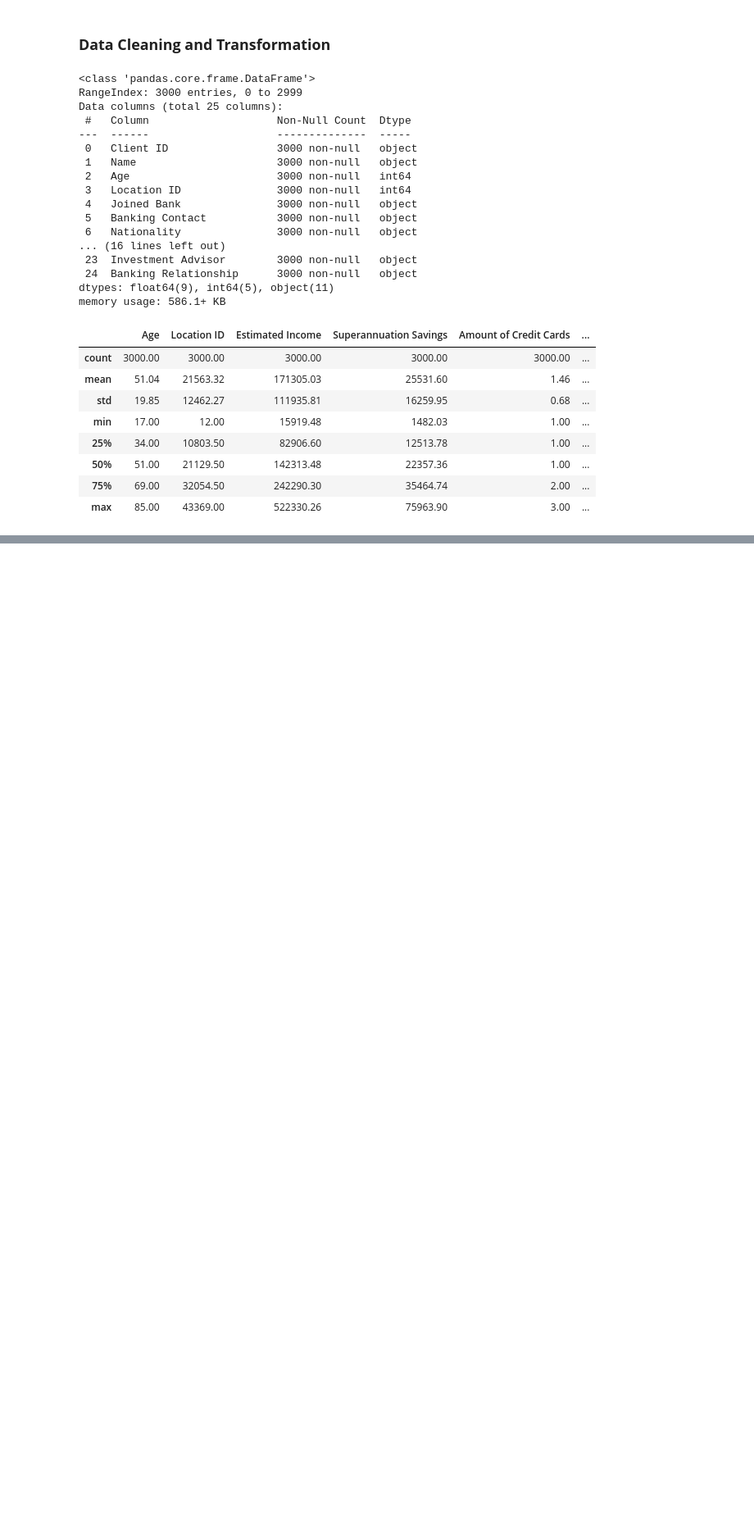
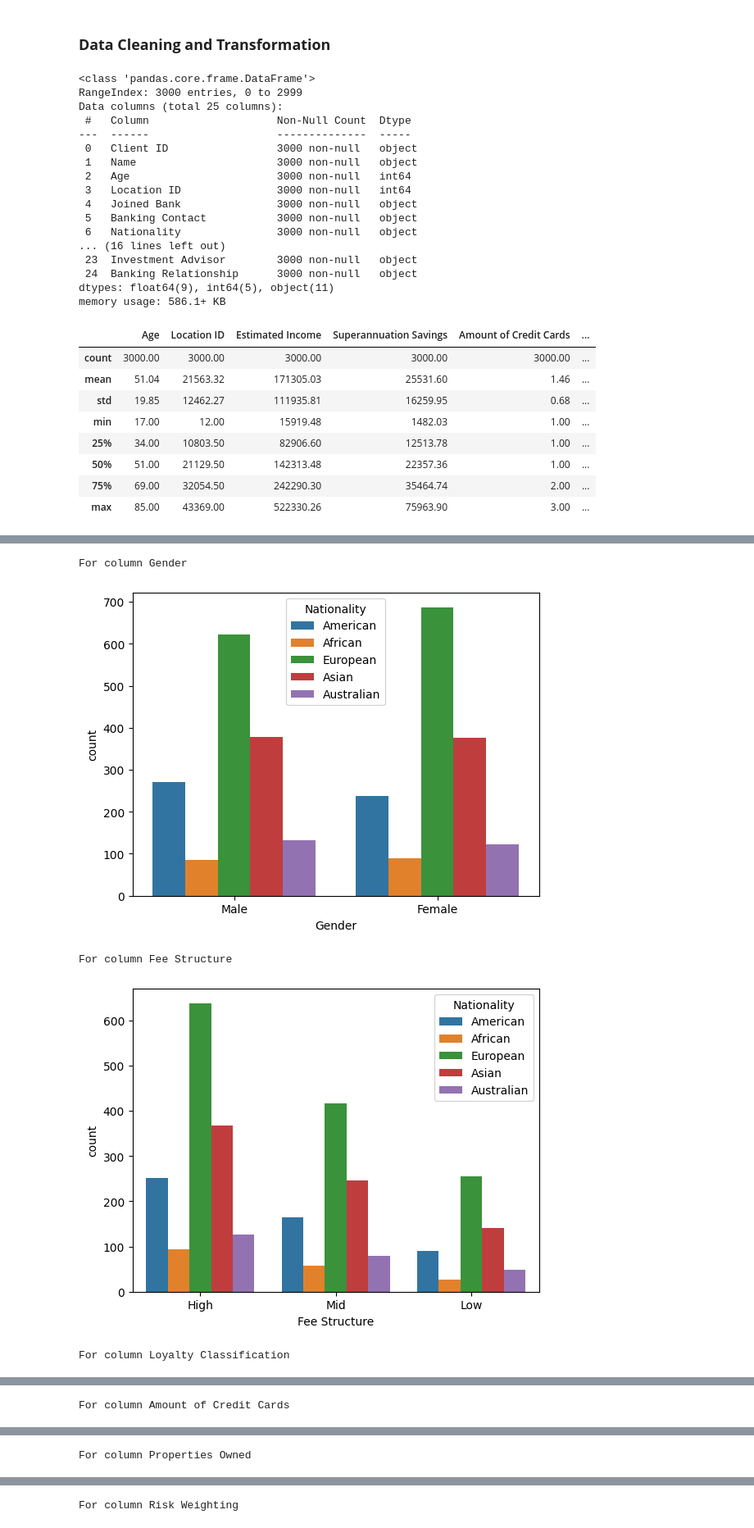
Before and after one commit to nafiul-araf/Banking-Sector-Financial-Analysis, a Jupyter notebook: Data Cleaning and EDA.ipynb, the cells around one changed output, grey strips where cells are left out. Shown at 82% size. Saved outputs shown, nothing was run; the diff lists cells and outputs as text; code cells hidden in the pictures; blank space fills up the shorter version.

```diff
--- a/Data Cleaning and EDA.ipynb
+++ b/Data Cleaning and EDA.ipynb
@@ -101,0 +203,13 @@ df['Income Lavel'].value_counts().plot(kind='bar')
+# %%
+cat_cols = ['Gender','Fee Structure', 'Loyalty Classification', 'Amount of Credit Cards', 'Properties Owned', 'Risk Weighting', 'Banking Relationship', 'Income Lavel']
+
+for i, p in enumerate(df[cat_cols]):
+  print(f"\nFor column {p}\n")
+  sns.countplot(data=df, x=p, hue='Nationality')
+  plt.show()
+# %% [output]
+For column Gender
+[figure, added]
+For column Fee Structure
+[figure, added]
+For column Loyalty Classification
@@ -101,0 +217 @@ df['Income Lavel'].value_counts().plot(kind='bar')
+For column Amount of Credit Cards
@@ -101,0 +219 @@ df['Income Lavel'].value_counts().plot(kind='bar')
+For column Properties Owned
@@ -101,0 +221 @@ df['Income Lavel'].value_counts().plot(kind='bar')
+For column Risk Weighting
```
Also changed, not shown: parts of 18 cells of this notebook, 1 other file.
